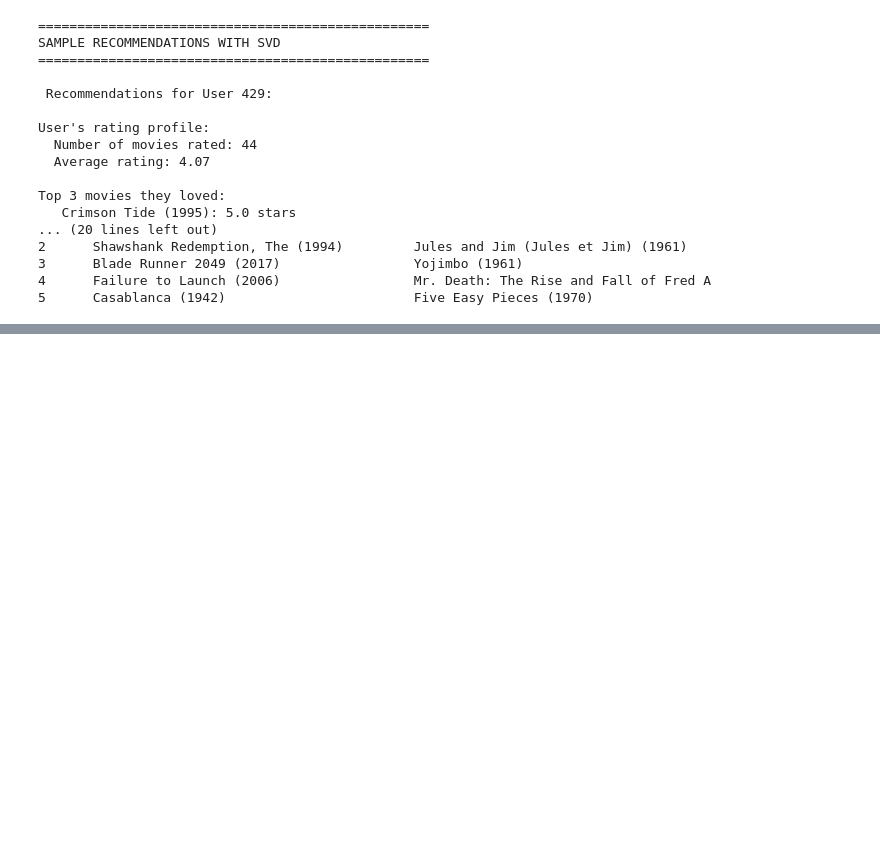
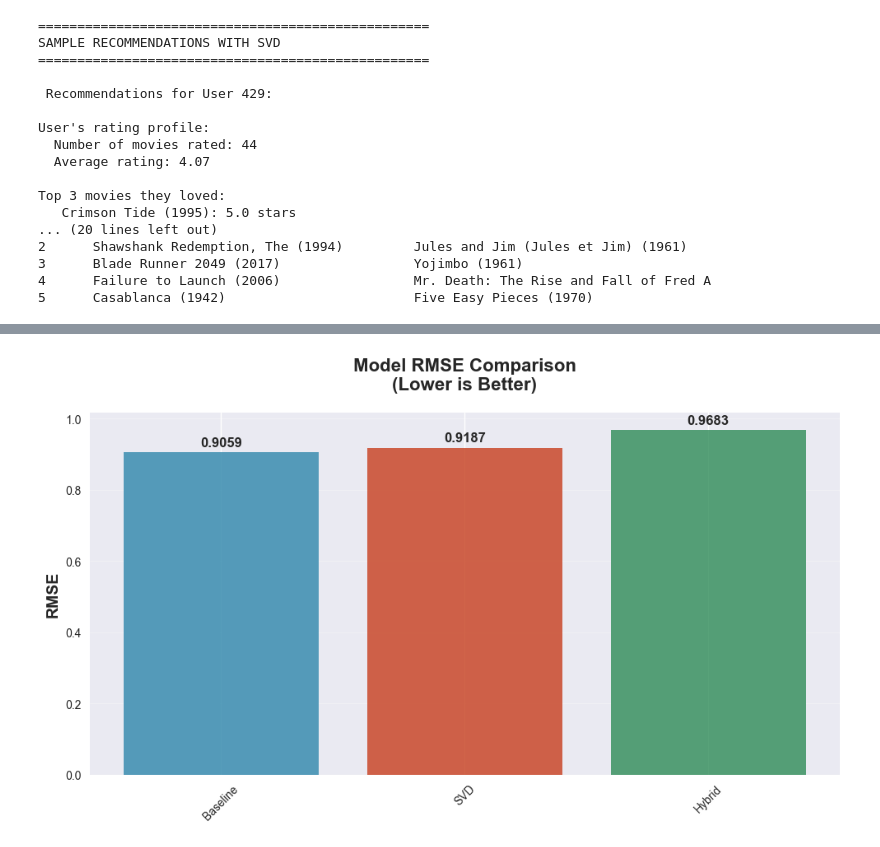
Before and after one commit to mnenedavid/PHASE4_GROUP9_MOVIELENS_RECOMMENDER_SYSTEM, a Jupyter notebook: index.ipynb, the cells around one changed output, grey strips where cells are left out. Saved outputs shown, nothing was run; the diff lists cells and outputs as text; code cells hidden in the pictures; blank space fills up the shorter version.

```diff
--- a/index.ipynb
+++ b/index.ipynb
@@ -1497,0 +2013,20 @@ Top 3 movies they loved:
+# %%
+# Visualization
+fig, axes = plt.subplots(figsize=(10, 6))
+
+# 1. RMSE Comparison
+colors = ['#2E86AB', '#C73E1D', '#2E8B57', '#F18F01']
+bars1 = axes.bar(models_comparison['Model'], models_comparison['RMSE'], color=colors, alpha=0.8)
+axes.set_ylabel('RMSE', fontweight='bold')
+axes.set_title('Model RMSE Comparison\n(Lower is Better)', fontweight='bold', pad=20)
+axes.tick_params(axis='x', rotation=45)
+axes.grid(axis='y', alpha=0.3)
+
+for bar, value in zip(bars1, models_comparison['RMSE']):
+    axes.text(bar.get_x() + bar.get_width()/2, bar.get_height() + 0.01,
+                f'{value:.4f}', ha='center', va='bottom', fontweight='bold')
+
+plt.tight_layout()
+plt.show()
+# %% [output]
+[figure, added]
```
Also changed, not shown: parts of 14 cells of this notebook, 4 other files.
